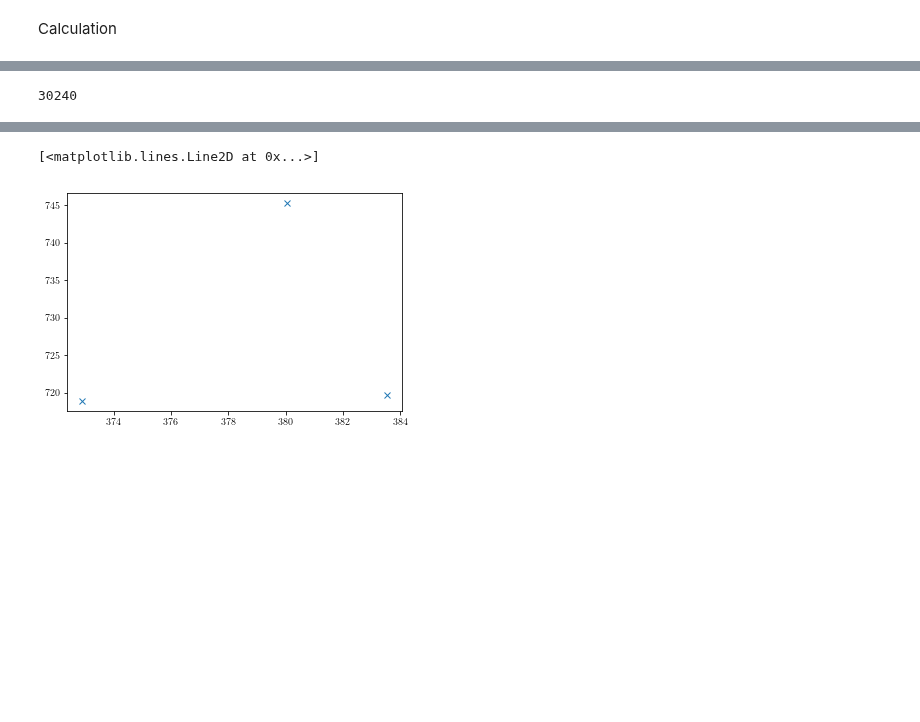
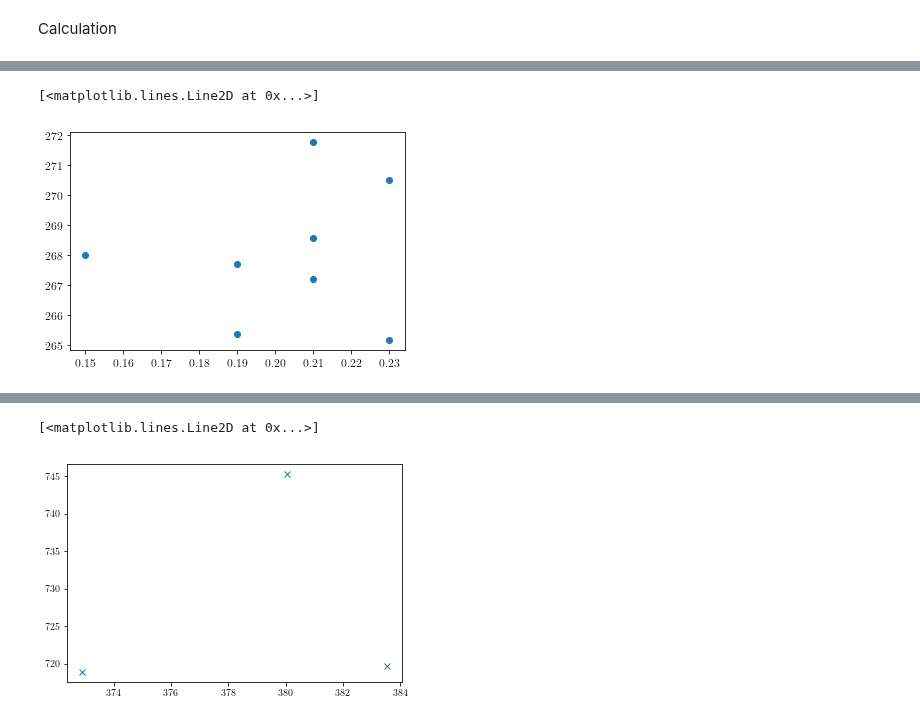
Before and after one commit to gfidelisp/Jupyter, a Jupyter notebook: Codemig/System/Optimization.ipynb, the cells around one changed output, grey strips where cells are left out. Cells and saved outputs as stored; diff of their text form; code cells hidden in the pictures; blank space fills up the shorter version.

```diff
--- a/Codemig/System/Optimization.ipynb
+++ b/Codemig/System/Optimization.ipynb
@@ -374,5 +382,6 @@ h_f = np.arange(15,21,5)
 #d_par = [500*10**-6]
-# %%
-len(FE)*len(f)*len(L)*len(H)*len(W)*len(Tce)*len(The)*len(B_max)*len(L_xt)*len(d_par)*len(h_f)
-# %% [output]
-30240
+# %%
+plt.plot(L_xt_p,m_Rt_p,'o')
+# %% [output]
+[<matplotlib.lines.Line2D at 0x...>]
+[figure, added]
```
Also changed, not shown: parts of 28 cells of this notebook, 19 other files.
